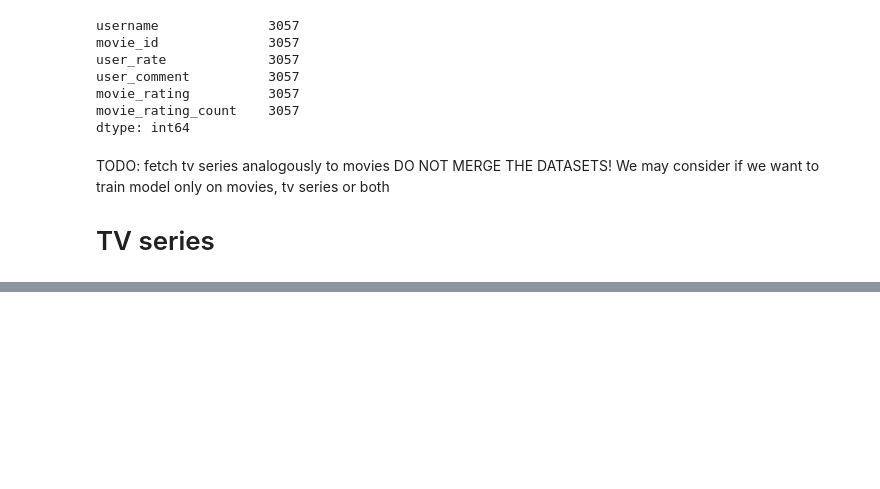
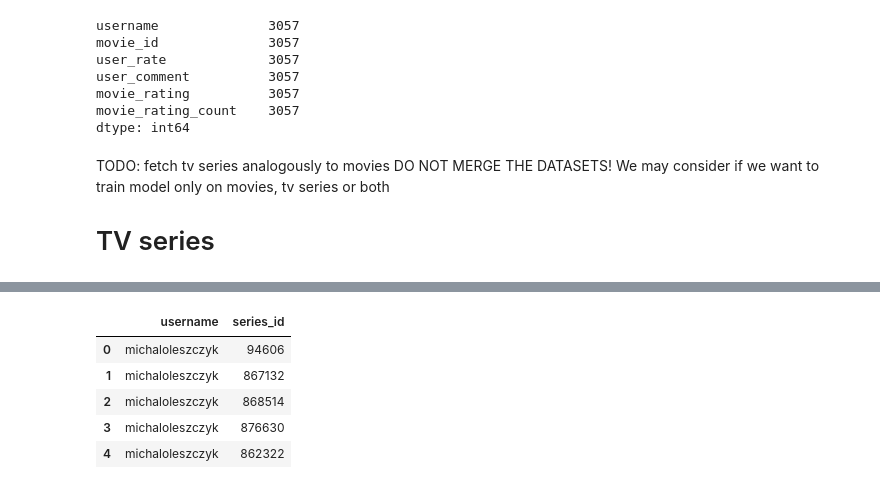
Before and after one commit to Michal299/mm-review-based-rate-ai, a Jupyter notebook: scrapper/filmweb_scrapper.ipynb, the cells around one changed output, grey strips where cells are left out. Cells and saved outputs as stored; diff of their text form; code cells hidden in the pictures; blank space fills up the shorter version.

```diff
--- a/scrapper/filmweb_scrapper.ipynb
+++ b/scrapper/filmweb_scrapper.ipynb
@@ -218,0 +237,14 @@ DO NOT MERGE THE DATASETS! We may consider if we want to train model only on mov
+# %%
+result = []
+for critic in tqdm.tqdm(df_critics['userName']):
+    response = filmweb.get_reviewed_servies(critic).json()
+    result += list(map(lambda review: {'username':critic, 'series_id':review[0]}, response))
+df_critics_reviews_series = pd.DataFrame(result)
+df_critics_reviews_series.head()
+# %% [output]
+|  | username | series_id |
+| 0 | michaloleszczyk | 94606 |
+| 1 | michaloleszczyk | 867132 |
+| 2 | michaloleszczyk | 868514 |
+| 3 | michaloleszczyk | 876630 |
+| 4 | michaloleszczyk | 862322 |
```
Also changed, not shown: parts of 5 cells of this notebook, 2 other files.
